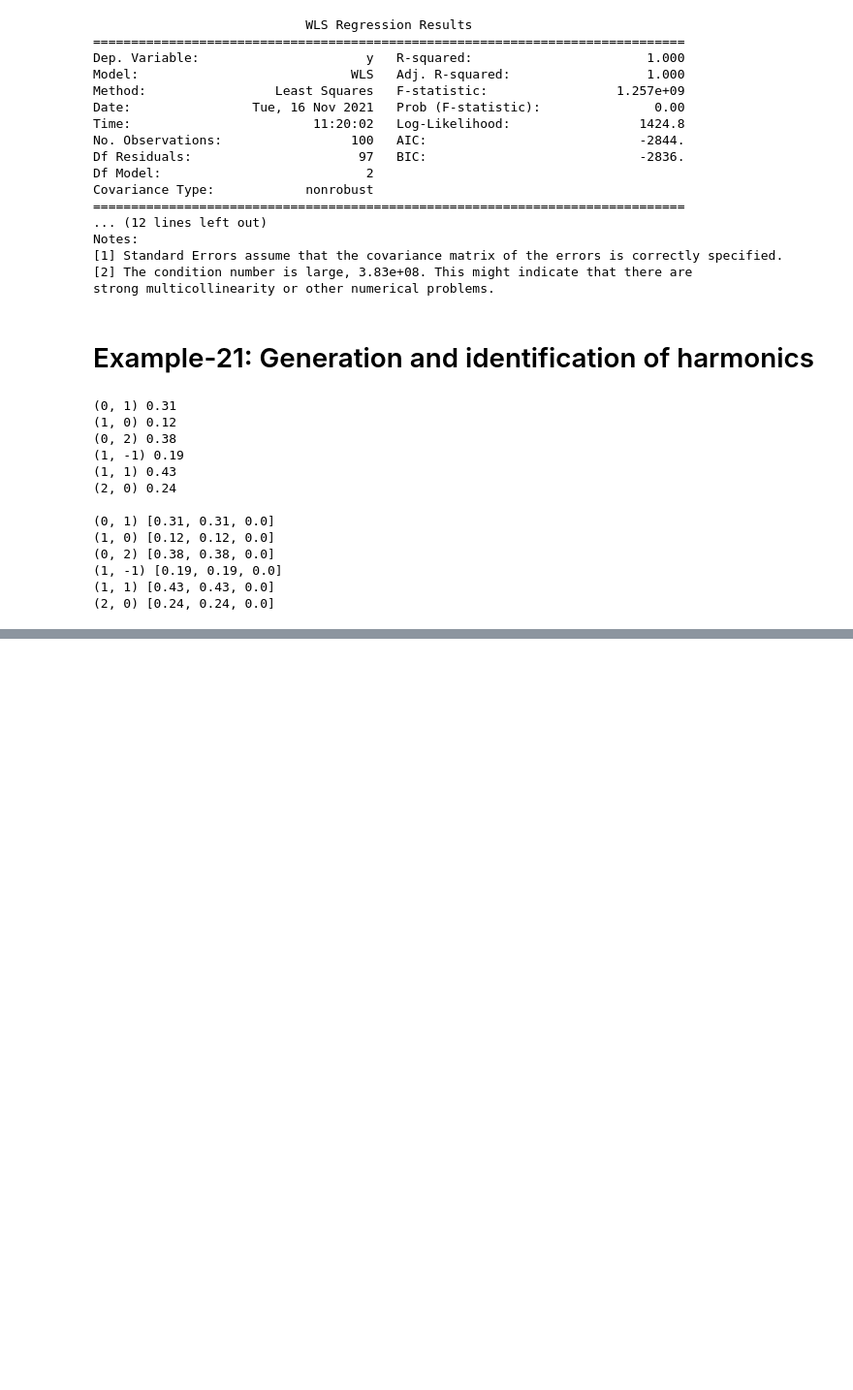
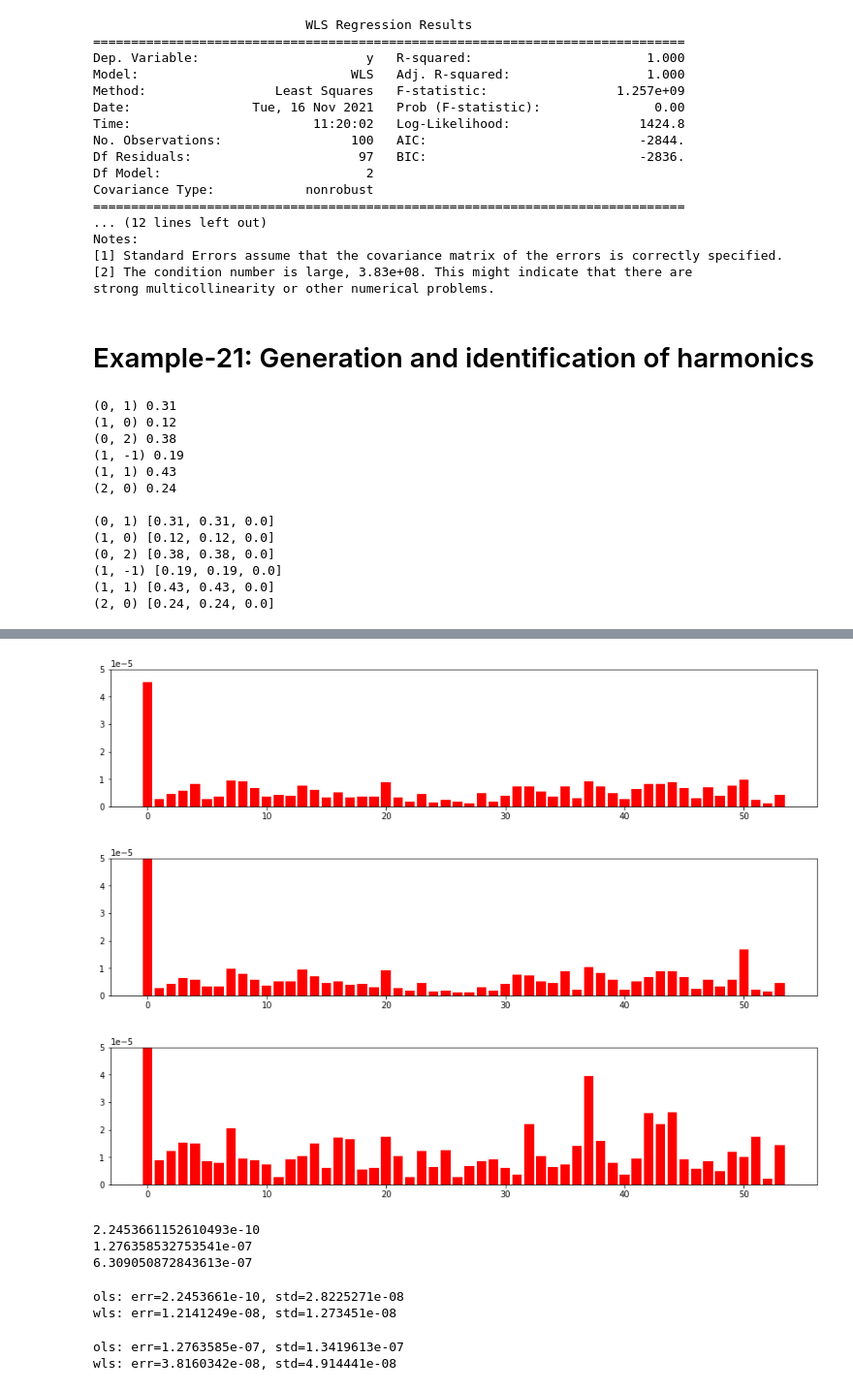
Before and after one commit to i-a-morozov/harmonica, a Jupyter notebook: nb_frequency.ipynb, the cells around one changed output, grey strips where cells are left out. Shown at 97% size. Drawn from its saved outputs; the diff is of its cells as text; code cells hidden in the pictures; blank space fills up the shorter version.

```diff
--- a/nb_frequency.ipynb
+++ b/nb_frequency.ipynb
@@ -1441,0 +1613,64 @@ for key, value in Frequency.identify(order, basis, frequencies).items():
+# %%
+# Compare
+
+plt.figure(figsize=(15, 3))
+plt.bar(range(54), s1, color='red')
+plt.ylim((0, 5.0E-5))
+plt.show()
+
+plt.figure(figsize=(15, 3))
+plt.bar(range(54), s2, color='red')
+plt.ylim((0, 5.0E-5))
+plt.show()
+
+plt.figure(figsize=(15, 3))
+plt.bar(range(54), s3, color='red')
+plt.ylim((0, 5.0E-5))
+plt.show()
+# %% [output]
+[figure, added]
+[figure, added]
+[figure, added]
+# %%
+# Compare direct mean
+print(abs(m_ref - m1.mean().cpu().item()))
+print(abs(m_ref - m2.mean().cpu().item()))
+print(abs(m_ref - m3.mean().cpu().item()))
+# %% [output]
+2.2453661152610493e-10
+1.276358532753541e-07
+6.309050872843613e-07
+# %%
+# Fit frequency for all BPMs
+
+from statsmodels.api import OLS, WLS
+
+X = numpy.ones(54).reshape(1, 54).T
+y = m1.numpy()
+w = (1/s1**2).cpu().numpy()
+
+ols1 = OLS(y, X).fit()
+wls1 = WLS(y, X, w).fit()
+
+print(f'ols: err={abs(m_ref - ols1.params.item()):12.8}, std={ols1.bse.item():12.8}')
+print(f'wls: err={abs(m_ref - wls1.params.item()):12.8}, std={wls1.bse.item():12.8}')
+# %% [output]
+ols: err=2.2453661e-10, std=2.8225271e-08
+wls: err=1.2141249e-08, std=1.273451e-08
+# %%
+# Fit frequency for all BPMs using 'shifted' weights
+
+from statsmodels.api import OLS, WLS
+
+X = numpy.ones(54).reshape(1, 54).T
+y = m2.numpy()
+w = (1/s2**2).cpu().numpy()
+
+ols2 = OLS(y, X).fit()
+wls2 = WLS(y, X, w).fit()
+
+print(f'ols: err={abs(m_ref - ols2.params.item()):12.8}, std={ols2.bse.item():12.8}')
+print(f'wls: err={abs(m_ref - wls2.params.item()):12.8}, std={wls2.bse.item():12.8}')
+# %% [output]
+ols: err=1.2763585e-07, std=1.3419613e-07
+wls: err=3.8160342e-08, std=4.914441e-08
```
Also changed, not shown: parts of 8 cells of this notebook, 2 other files.
